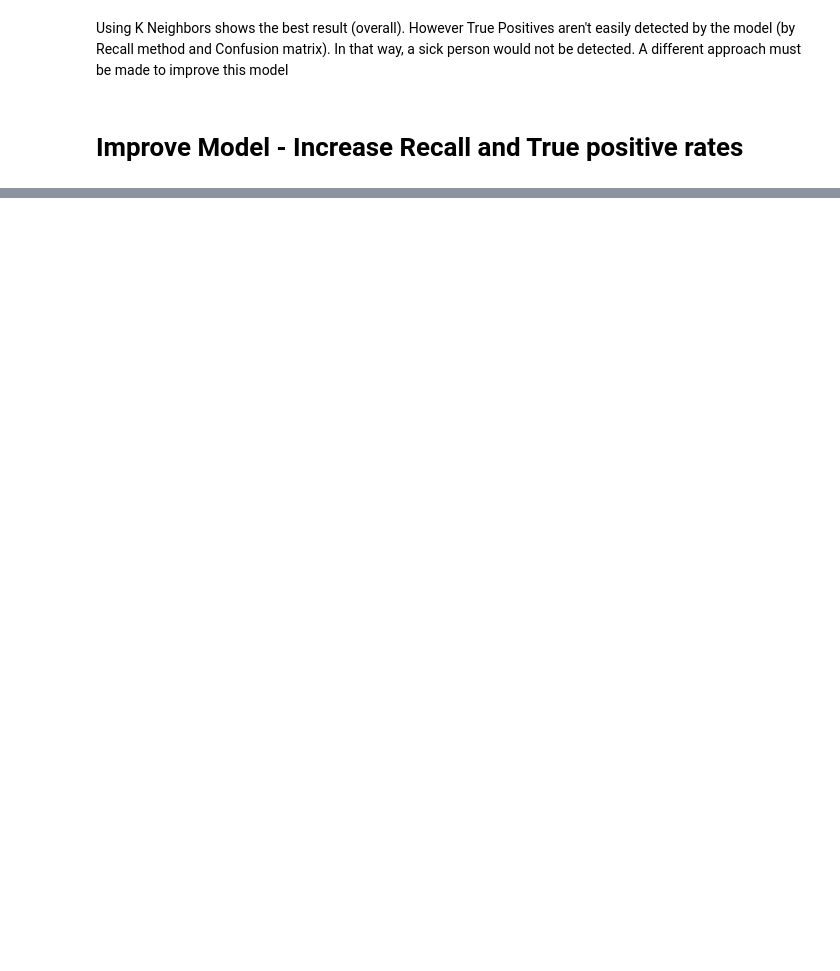
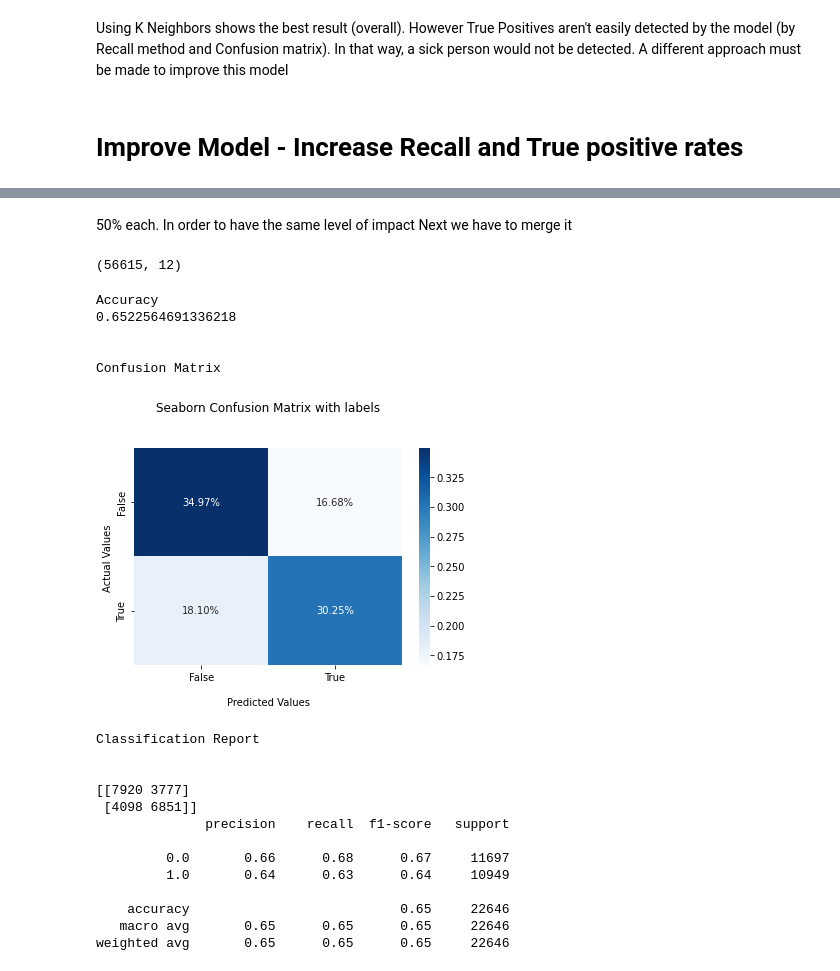
Before and after one commit to Cepeda-R/Data-Science, a Jupyter notebook: HeartDisease.ipynb, the cells around one changed output, grey strips where cells are left out. Saved outputs shown, nothing was run; the diff lists cells and outputs as text; code cells hidden in the pictures; blank space fills up the shorter version.

```diff
--- a/HeartDisease.ipynb
+++ b/HeartDisease.ipynb
@@ -673,0 +691,2 @@ weighted avg       0.86      0.82      0.84     63959
+# %%
+df_heartDisease_synthetic_toadd = df_heartDisease_synthetic.sample(frac=0.10)
@@ -673,0 +701,67 @@ weighted avg       0.86      0.82      0.84     63959
+# %% [markdown]
+50% each. In order to have the same level of impact
+Next we have to merge it
+# %%
+df_heartDisease_forTrain_synthetic = pd.merge(df_heartDisease_synthetic_toadd, df_heartDisease_synthetic_1, how="outer")
+# %%
+df_heartDisease_forTrain_synthetic.shape
+# %% [output]
+(56615, 12)
+# %%
+X = df_heartDisease_forTrain_synthetic.iloc[:,1:11]  #independent columns
+y = df_heartDisease_forTrain_synthetic['HeartDisease']    #target column i.e price range
+# %%
+x_train, x_test, y_train, y_test = train_test_split ( X, y , test_size=0.4,  stratify=y, random_state=42, shuffle=True)
+# %%
+#define model
+weights = {0:1.0, 1:1.0}
+dtree_model = DecisionTreeClassifier(class_weight=weights)
+
+#do the fit model vs. dataframe and target
+dtree_model.fit(x_train, y_train)
+
+#prediction results to evaluate accuracy
+y_pred_dtree = dtree_model.predict(x_test)
+
+print(f'Accuracy')
+print(accuracy_score(y_test, y_pred_dtree))
+print('\n')
+
+print(f'Confusion Matrix')
+cf_matrix=confusion_matrix(y_test, y_pred_dtree)
+ax = sns.heatmap(cf_matrix/np.sum(cf_matrix), annot=True, fmt='.2%', cmap='Blues')
+ax.set_title('Seaborn Confusion Matrix with labels\n\n');
+ax.set_xlabel('\nPredicted Values')
+ax.set_ylabel('Actual Values ');
+## Ticket labels - List must be in alphabetical order
+ax.xaxis.set_ticklabels(['False','True'])
+ax.yaxis.set_ticklabels(['False','True'])
+## Display the visualization of the Confusion Matrix.
+plt.show()
+print('\n')
+
+
+print(f'Classification Report')
+print('\n')
+print(confusion_matrix(y_test, y_pred_dtree))
+print(classification_report(y_test, y_pred_dtree))
+# %% [output]
+Accuracy
+0.6522564691336218
+
+
+Confusion Matrix
+[figure, added]
+Classification Report
+
+
+[[7920 3777]
+ [4098 6851]]
+              precision    recall  f1-score   support
+
+         0.0       0.66      0.68      0.67     11697
+         1.0       0.64      0.63      0.64     10949
+
+    accuracy                           0.65     22646
+   macro avg       0.65      0.65      0.65     22646
+weighted avg       0.65      0.65      0.65     22646
```
Also changed, not shown: parts of 11 cells of this notebook.
